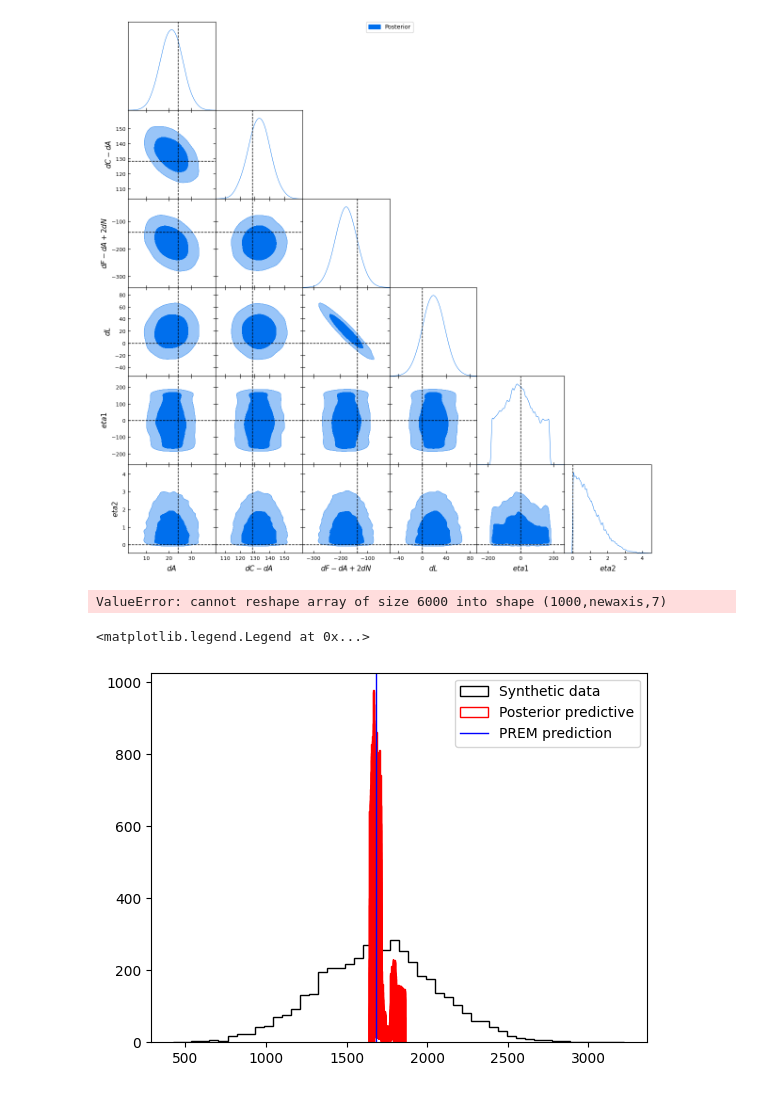
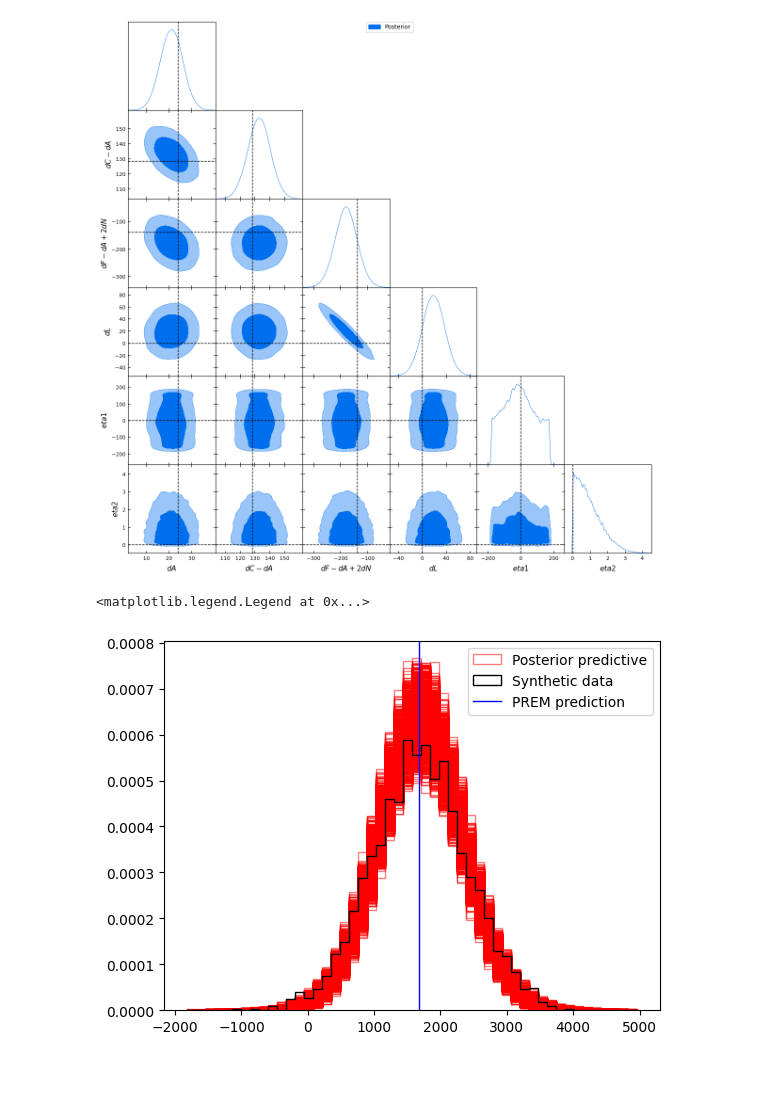
Before and after one commit to auggiemarignier/icanisddr, a Jupyter notebook: experiments/bulkic/notebooks/analyse_samples.ipynb, the cells around one changed output. Drawn from its saved outputs; the diff is of its cells as text; code cells hidden in the pictures.

Commit message:
fix: add noise to posterior predictive samples

```diff
--- a/experiments/bulkic/notebooks/analyse_samples.ipynb
+++ b/experiments/bulkic/notebooks/analyse_samples.ipynb
@@ -121,21 +121,28 @@ model.fit(
     **TrainConfig(**cfg.training.model_dump()).model_dump(),
 )
 # %%
-posterior_samples = model.sample(1_000)
+posterior_samples = model.sample(10_000)
 # should check that this looks like the marginals above. If I do stick with looking at posterior predictive distributions then should probably do this straight away and then plot the marginals based on these samples?
 # %%
-from expconfig.synthetic import create_paths, create_synthetic_data
+from expconfig.synthetic import (
+    RNG,
+    create_paths,
+    create_synthetic_data,
+    gaussian_noise_data_max,
+)
 from icprem import PREM
 from tti.traveltimes import TravelTimeCalculator
 
 ic_in, ic_out = create_paths(source_spacing=30.0)
-synthetic_data = create_synthetic_data(
+synthetic_data_clean = create_synthetic_data(
     TravelTimeCalculator(
-        ic_in, ic_out, reference_love=PREM.as_array(), nested=False, shear=True
+        ic_in, ic_out, reference_love=PREM.as_array(), nested=False, shear=True, N=True
     ),
     np.array(truth),
     cfg.data.noise_level,
 )[0]
+noise = gaussian_noise_data_max(cfg.data.noise_level, RNG, synthetic_data_clean)
+synthetic_data = synthetic_data_clean + noise
 
 if prior.n == 7:
     include_N = True
@@ -145,23 +152,39 @@ ttc = TravelTimeCalculator(
     ic_in, ic_out, reference_love=PREM.as_array(), nested=True, shear=True, N=include_N
 )
 posterior_predictive = ttc(posterior_samples)
+posterior_predictive += RNG.normal(  # recreating the noise manually because gaussin_noise_data_max is a bit weird and I want to be sure the noise is the same for the posterior predictive and the synthetic data
+    loc=0.0,
+    scale=np.abs(synthetic_data_clean).max() * cfg.data.noise_level,
+    size=posterior_predictive.shape,
+)
+
+# zero perturbation from PREM, PREM is isotropic so all traveltimes are the same
+prem_prediction = ttc(np.zeros(prior.n))[0, 0]
-# %% [output]
-ValueError: cannot reshape array of size 6000 into shape (1000,newaxis,7)
-# %%
-prem_prediction = ttc(np.zeros(prior.n))[0][
-    0
-]  # zero perturbation from PREM, PREM is isotropic so all traveltimes are the same
-# %%
-plt.hist(synthetic_data, bins=50, histtype="step", label="Synthetic data", color="k")
-plt.hist(
-    posterior_predictive.T,
-    bins=50,
-    histtype="step",
-    label="Posterior predictive",
-    color=np.full(posterior_predictive.shape[0], fill_value="r"),
-)
-plt.axvline(prem_prediction, color="b", lw=1, label="PREM prediction")
-plt.legend()
-# %% [output]
-<matplotlib.legend.Legend at 0x...>
-[figure, removed]
+# %%
+# ensuring that the histogram range is the same for both the posterior predictive and the synthetic data, so that densities are comparable
+all_dists = np.vstack([posterior_predictive, synthetic_data[None, :]])
+hist_range = (all_dists.min(), all_dists.max())
+common_kwargs = {
+    "bins": 50,
+    "histtype": "step",
+    "range": hist_range,
+    "density": True,
+}
+plt.hist(
+    posterior_predictive.T,
+    **common_kwargs,
+    label="Posterior predictive",
+    color=np.full(posterior_predictive.shape[0], fill_value="r"),
+    alpha=0.5,
+)
+plt.hist(
+    synthetic_data,
+    **common_kwargs,
+    label="Synthetic data",
+    color="k",
+)
+plt.axvline(prem_prediction, color="b", lw=1, label="PREM prediction")
+plt.legend()
+# %% [output]
+<matplotlib.legend.Legend at 0x...>
+[figure, added]
```
